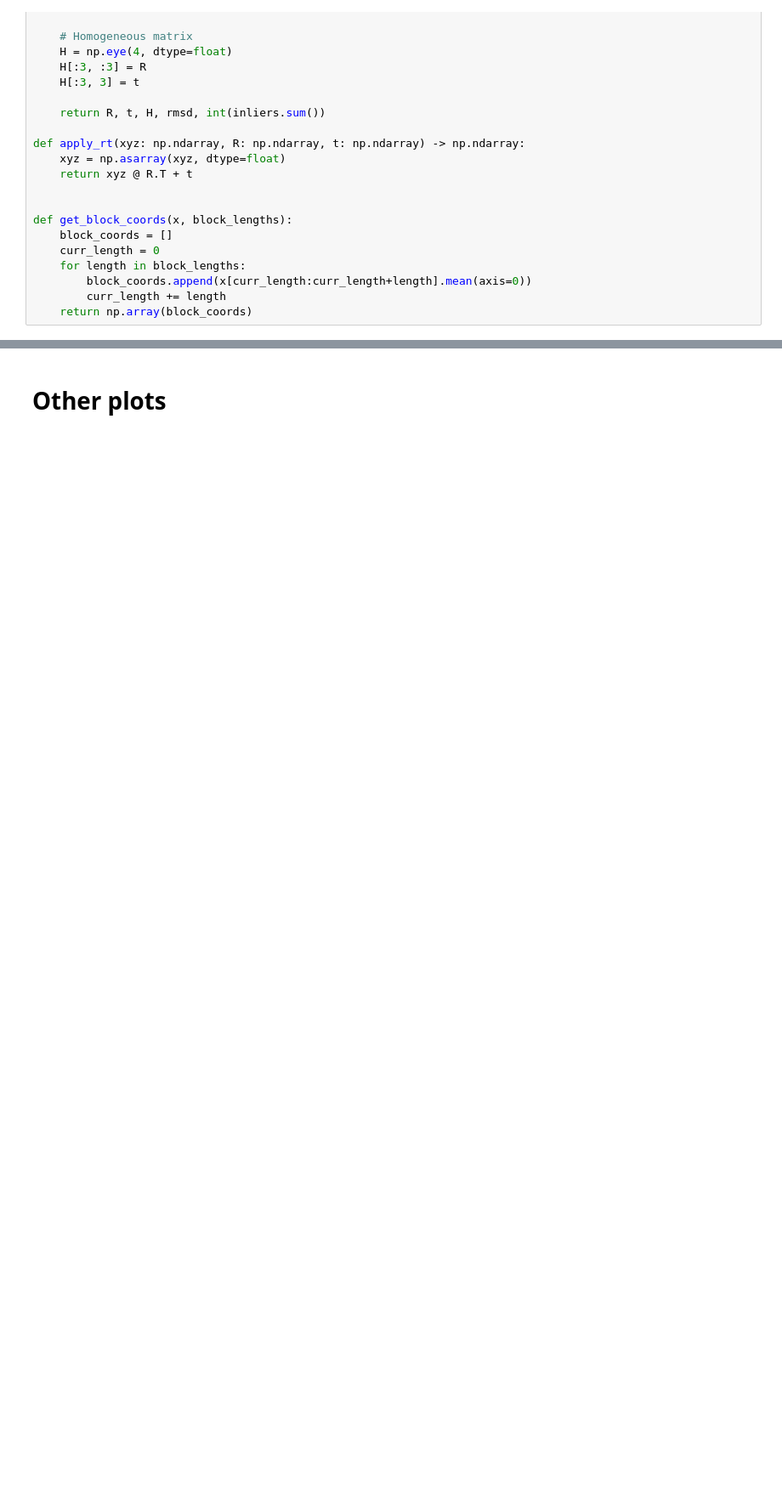
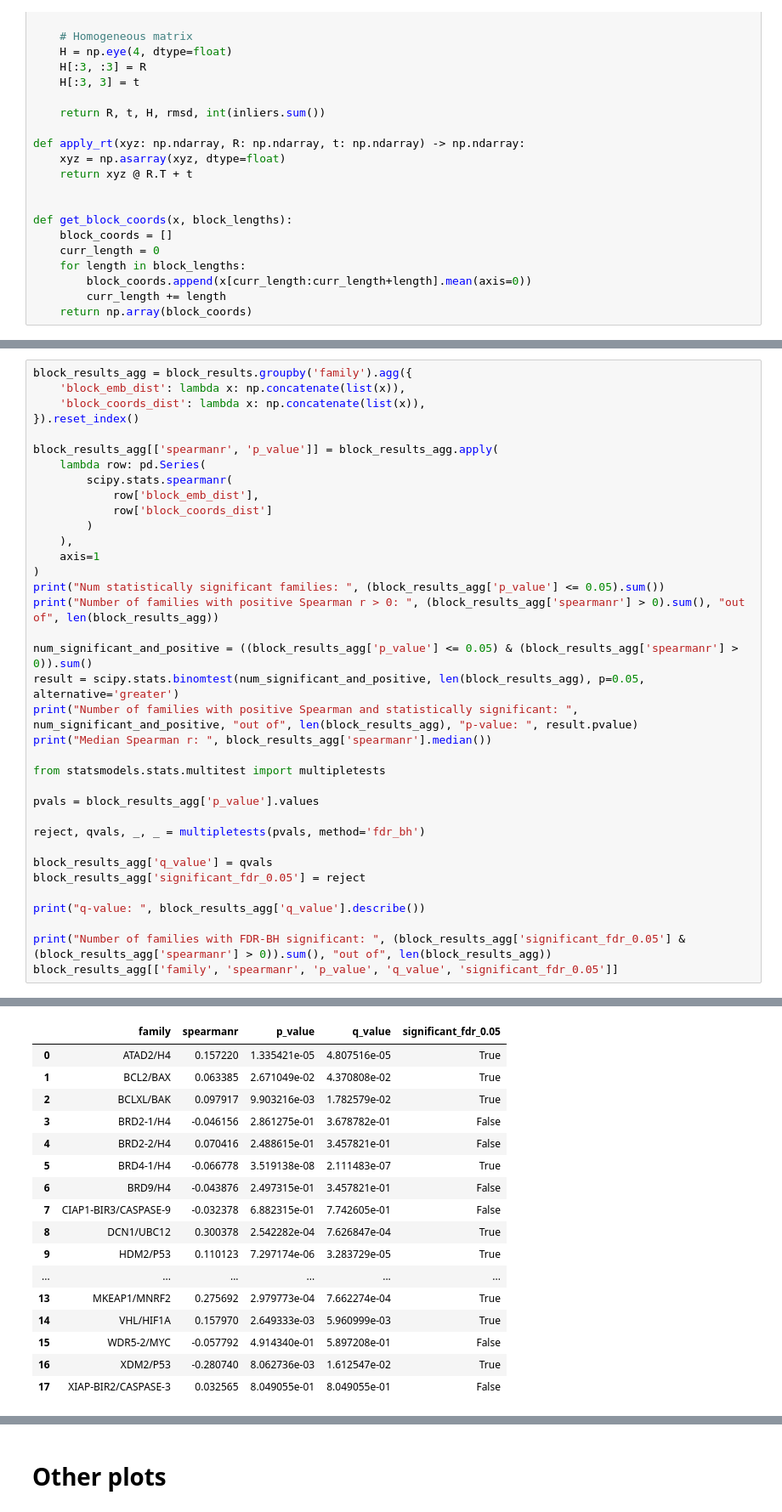
Before and after one commit to mims-harvard/ATOMICA, a Jupyter notebook: case_studies/PPI_inhibitor/results_peptides.ipynb, the cells around one changed output, grey strips where cells are left out. Shown at 85% size. Drawn from its saved outputs; the diff is of its cells as text; blank space fills up the shorter version.

```diff
--- a/case_studies/PPI_inhibitor/results_peptides.ipynb
+++ b/case_studies/PPI_inhibitor/results_peptides.ipynb
@@ -383,0 +428,37 @@ Number of families with enrichment at k:  12 out of 16
+# %%
+block_results_agg = block_results.groupby('family').agg({
+    'block_emb_dist': lambda x: np.concatenate(list(x)),
+    'block_coords_dist': lambda x: np.concatenate(list(x)),
+}).reset_index()
+
+block_results_agg[['spearmanr', 'p_value']] = block_results_agg.apply(
+    lambda row: pd.Series(
+        scipy.stats.spearmanr(
+            row['block_emb_dist'],
+            row['block_coords_dist']
+        )
+    ),
+    axis=1
+)
+print("Num statistically significant families: ", (block_results_agg['p_value'] <= 0.05).sum())
+print("Number of families with positive Spearman r > 0: ", (block_results_agg['spearmanr'] > 0).sum(), "out of", len(block_results_agg))
+
+num_significant_and_positive = ((block_results_agg['p_value'] <= 0.05) & (block_results_agg['spearmanr'] > 0)).sum()
+result = scipy.stats.binomtest(num_significant_and_positive, len(block_results_agg), p=0.05, alternative='greater')
+print("Number of families with positive Spearman and statistically significant: ", num_significant_and_positive, "out of", len(block_results_agg), "p-value: ", result.pvalue)
+print("Median Spearman r: ", block_results_agg['spearmanr'].median())
+
+from statsmodels.stats.multitest import multipletests
+
+pvals = block_results_agg['p_value'].values
+
+reject, qvals, _, _ = multipletests(pvals, method='fdr_bh')
+
+block_results_agg['q_value'] = qvals
+block_results_agg['significant_fdr_0.05'] = reject
+
+print("q-value: ", block_results_agg['q_value'].describe())
+
+print("Number of families with FDR-BH significant: ", (block_results_agg['significant_fdr_0.05'] & (block_results_agg['spearmanr'] > 0)).sum(), "out of", len(block_results_agg))
+block_results_agg[['family', 'spearmanr', 'p_value', 'q_value', 'significant_fdr_0.05']]
+# %% [output]
@@ -383,0 +479,17 @@ Number of families with enrichment at k:  12 out of 16
+|  | family | spearmanr | p_value | q_value | significant_fdr_0.05 |
+| 0 | ATAD2/H4 | 0.157220 | 1.335421e-05 | 4.807516e-05 | True |
+| 1 | BCL2/BAX | 0.063385 | 2.671049e-02 | 4.370808e-02 | True |
+| 2 | BCLXL/BAK | 0.097917 | 9.903216e-03 | 1.782579e-02 | True |
+| 3 | BRD2-1/H4 | -0.046156 | 2.861275e-01 | 3.678782e-01 | False |
+| 4 | BRD2-2/H4 | 0.070416 | 2.488615e-01 | 3.457821e-01 | False |
+| 5 | BRD4-1/H4 | -0.066778 | 3.519138e-08 | 2.111483e-07 | True |
+| 6 | BRD9/H4 | -0.043876 | 2.497315e-01 | 3.457821e-01 | False |
+| 7 | CIAP1-BIR3/CASPASE-9 | -0.032378 | 6.882315e-01 | 7.742605e-01 | False |
+| 8 | DCN1/UBC12 | 0.300378 | 2.542282e-04 | 7.626847e-04 | True |
+| 9 | HDM2/P53 | 0.110123 | 7.297174e-06 | 3.283729e-05 | True |
+| ... | ... | ... | ... | ... | ... |
+| 13 | MKEAP1/MNRF2 | 0.275692 | 2.979773e-04 | 7.662274e-04 | True |
+| 14 | VHL/HIF1A | 0.157970 | 2.649333e-03 | 5.960999e-03 | True |
+| 15 | WDR5-2/MYC | -0.057792 | 4.914340e-01 | 5.897208e-01 | False |
+| 16 | XDM2/P53 | -0.280740 | 8.062736e-03 | 1.612547e-02 | True |
+| 17 | XIAP-BIR2/CASPASE-3 | 0.032565 | 8.049055e-01 | 8.049055e-01 | False |
```
Also changed, not shown: parts of 17 cells of this notebook, 10 other files.
